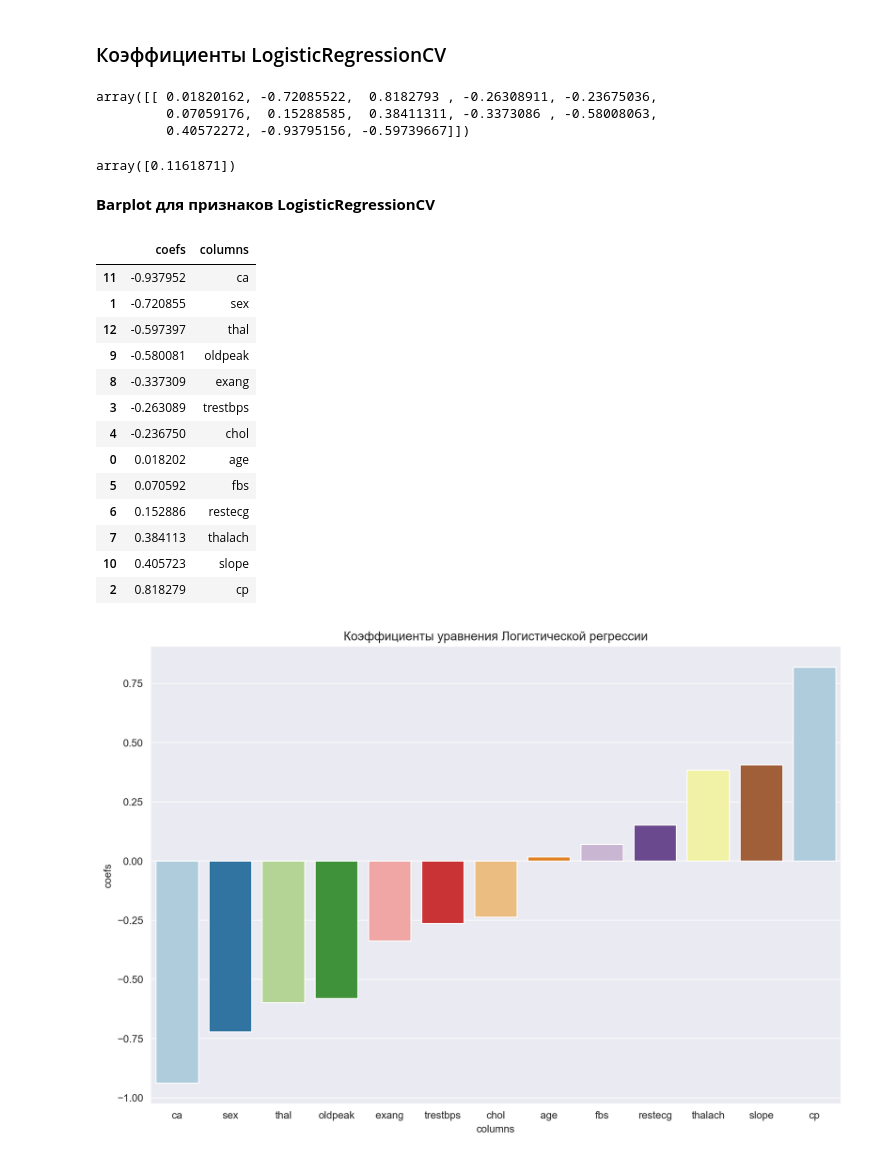
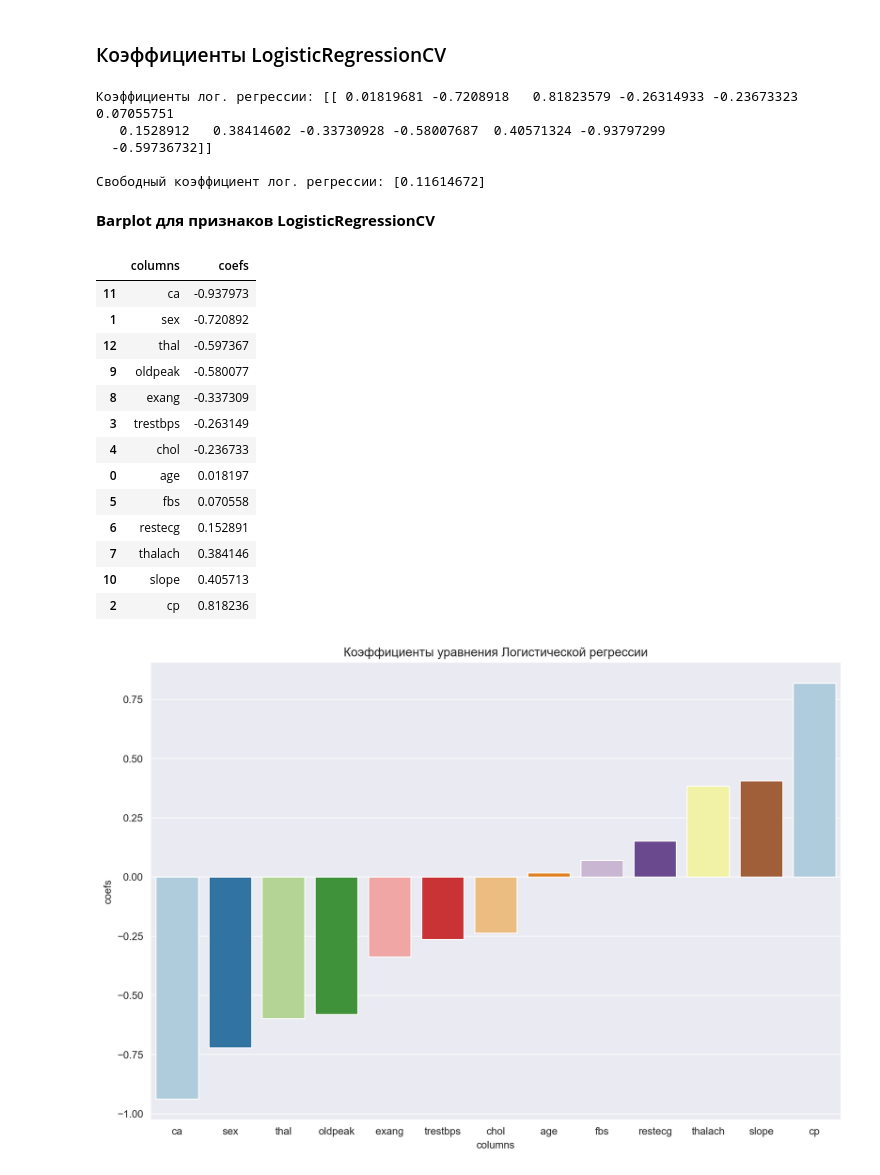
Before and after one commit to Safuanov888/Heart-disease, a Jupyter notebook: 02-Logistic-Regression-Project.ipynb, the cells around one changed output. Saved outputs shown, nothing was run; the diff lists cells and outputs as text; code cells hidden in the pictures.

```diff
--- a/02-Logistic-Regression-Project.ipynb
+++ b/02-Logistic-Regression-Project.ipynb
@@ -263,8 +263,8 @@ pd.DataFrame({'Средние значения класс 0': bayes.theta_[0],
 # %% [markdown]
 # Дерево решений
 # %%
-max_depth = [3, 4, 5, 6]
-min_samples_split = [2, 3, 4, 5]
+max_depth = np.linspace(1, 10, 10).astype('int')
+min_samples_split = np.linspace(1, 10, 10).astype('int')
 ccp_alpha = np.linspace(0, 1, 10)
 params = {'max_depth': max_depth, 'min_samples_split': min_samples_split, 'ccp_alpha': ccp_alpha}
 # %%
@@ -299,3 +289,0 @@ params = {'l1_ratio': l1_ratio, 'C': C, 'penalty': penalty}
-# %%
-grid_model = GridSearchCV(log_model, param_grid=params)
-grid_model.fit(X_train_scale, y_train)
@@ -317,7 +293,7 @@ GridSearchCV(estimator=LogisticRegression(max_iter=10000, multi_class='ovr',
 l1_ratio = np.linspace(0, 1, 30)
 C = np.logspace(-4, 4, num=10)
 log_cv_model = LogisticRegressionCV(cv=5, Cs=C,
-                                    max_iter=10000, solver='saga', multi_class='ovr')
+                                    max_iter=10000, solver='saga', multi_class='ovr', n_jobs=-1)
 # %%
 log_cv_model.fit(X_train_scale, y_train)
 # %% [output]
@@ -340,39 +305,39 @@ grid_model.best_params_
 # %% [markdown]
 ### Коэффициенты LogisticRegressionCV
-# %%
-log_cv_model.coef_
-# %% [output]
-array([[ 0.01820162, -0.72085522,  0.8182793 , -0.26308911, -0.23675036,
-         0.07059176,  0.15288585,  0.38411311, -0.3373086 , -0.58008063,
-         0.40572272, -0.93795156, -0.59739667]])
-# %%
-log_cv_model.intercept_
-# %% [output]
-array([0.1161871])
+# %%
+print(f'Коэффициенты лог. регрессии: {log_cv_model.coef_}')
+print()
+print(f'Свободный коэффициент лог. регрессии: {log_cv_model.intercept_}')
+# %% [output]
+Коэффициенты лог. регрессии: [[ 0.01819681 -0.7208918   0.81823579 -0.26314933 -0.23673323  0.07055751
+   0.1528912   0.38414602 -0.33730928 -0.58007687  0.40571324 -0.93797299
+  -0.59736732]]
+
+Свободный коэффициент лог. регрессии: [0.11614672]
 # %% [markdown]
 **Barplot для признаков LogisticRegressionCV**
 # %%
 # Сортируем признаки по их значениям
 coefs = log_cv_model.coef_[0]
 columns = X_train.columns
-feature_df = pd.DataFrame({'coefs': coefs, 'columns': columns})
+feature_df = pd.DataFrame({'columns': columns, 'coefs': coefs})
 feature_df = feature_df.sort_values(by='coefs')
 feature_df
 # %% [output]
-|  | coefs | columns |
-| 11 | -0.937952 | ca |
-| 1 | -0.720855 | sex |
-| 12 | -0.597397 | thal |
-| 9 | -0.580081 | oldpeak |
-| 8 | -0.337309 | exang |
-| 3 | -0.263089 | trestbps |
-| 4 | -0.236750 | chol |
-| 0 | 0.018202 | age |
-| 5 | 0.070592 | fbs |
-| 6 | 0.152886 | restecg |
-| 7 | 0.384113 | thalach |
-| 10 | 0.405723 | slope |
-| 2 | 0.818279 | cp |
+|  | columns | coefs |
+| 11 | ca | -0.937973 |
+| 1 | sex | -0.720892 |
+| 12 | thal | -0.597367 |
+| 9 | oldpeak | -0.580077 |
+| 8 | exang | -0.337309 |
+| 3 | trestbps | -0.263149 |
+| 4 | chol | -0.236733 |
+| 0 | age | 0.018197 |
+| 5 | fbs | 0.070558 |
+| 6 | restecg | 0.152891 |
+| 7 | thalach | 0.384146 |
+| 10 | slope | 0.405713 |
+| 2 | cp | 0.818236 |
 # %%
 plt.figure(figsize=(12,8), dpi=200)
 sns.barplot(x=feature_df['columns'], y=feature_df['coefs'], palette='Paired');
```
Also changed, not shown: parts of 37 cells of this notebook.
